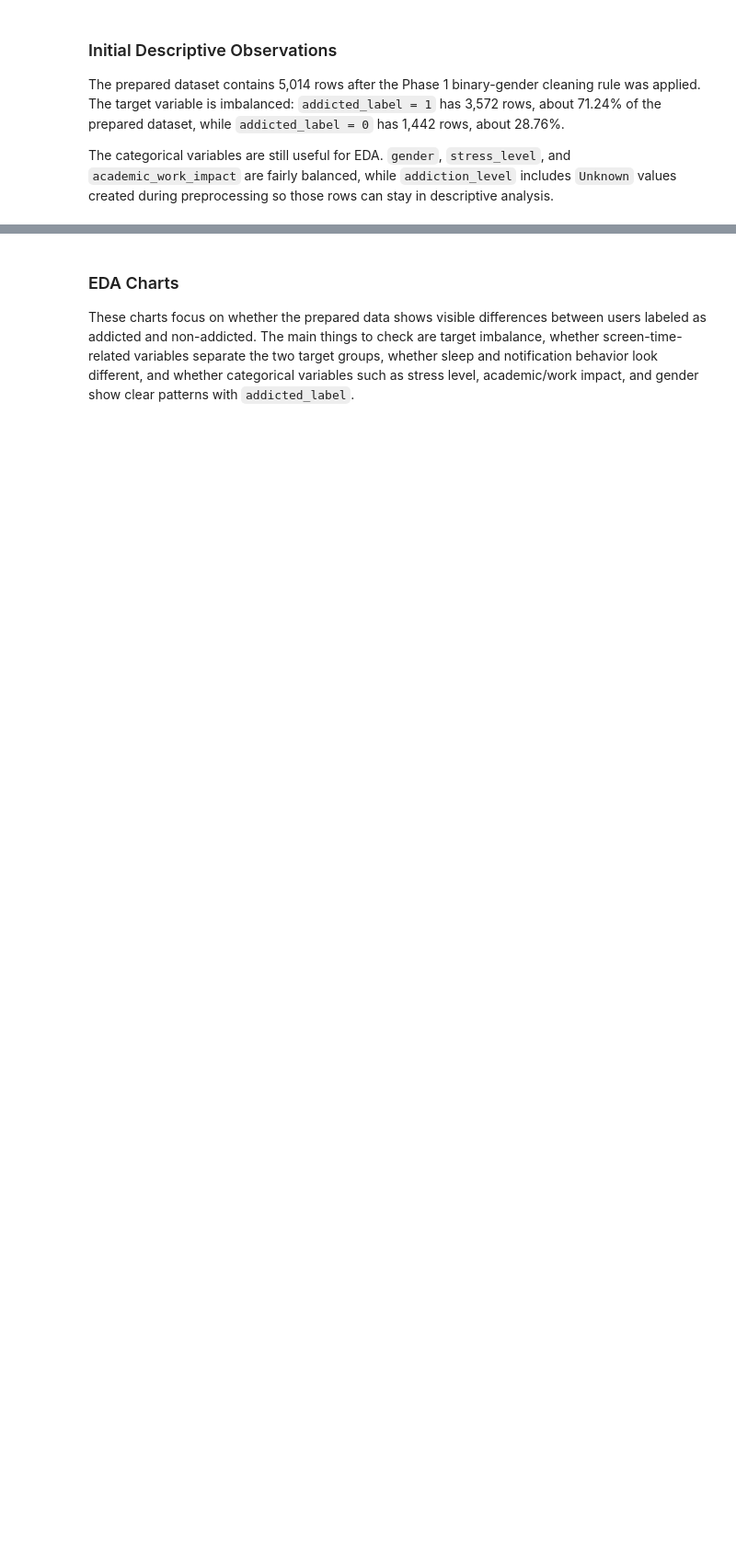
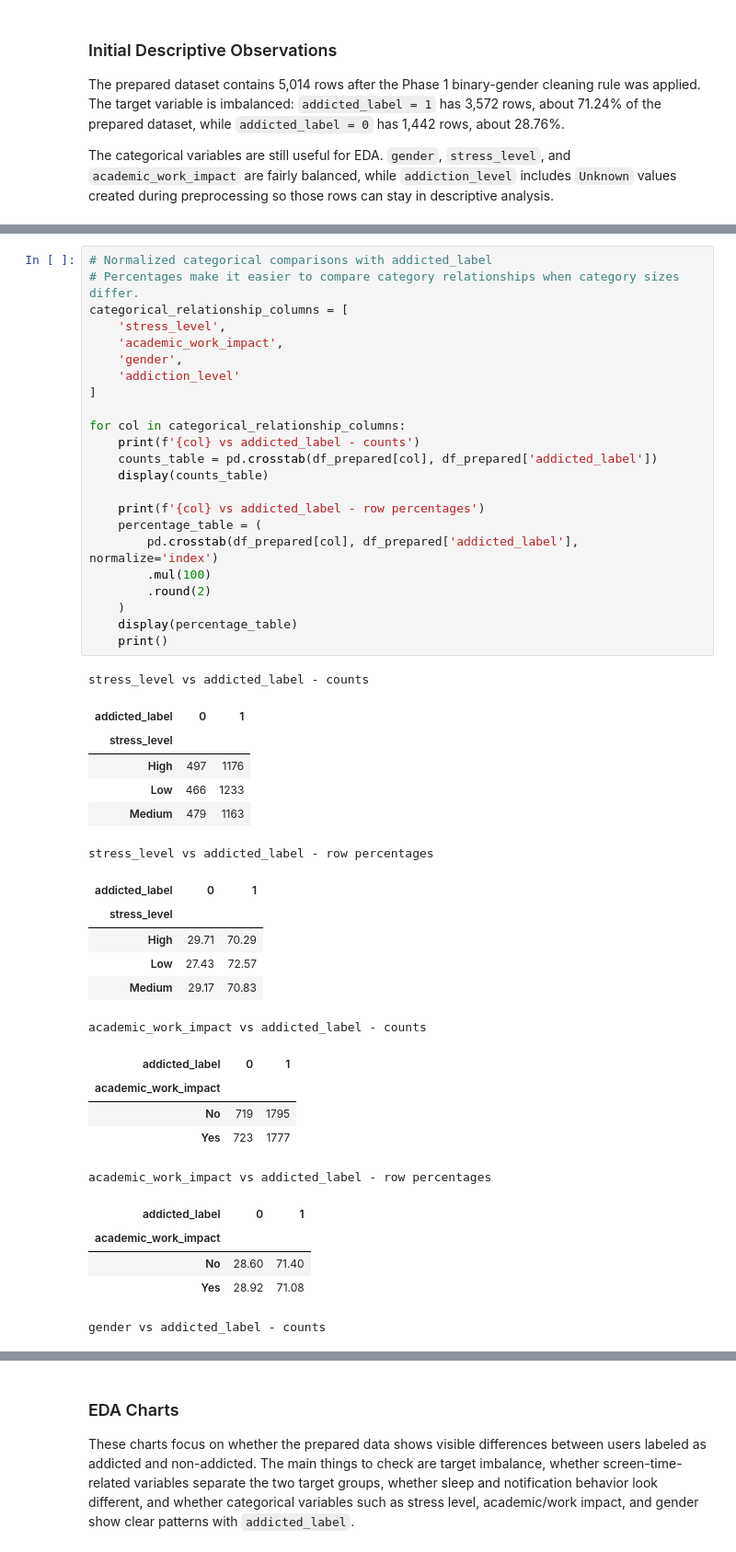
Before and after one commit to Zikri809/Data_Analytics_Project, a Jupyter notebook: Analysis.ipynb, the cells around one changed output, grey strips where cells are left out. Shown at 92% size. Saved outputs shown, nothing was run; the diff lists cells and outputs as text; blank space fills up the shorter version.

```diff
--- a/Analysis.ipynb
+++ b/Analysis.ipynb
@@ -472,0 +549,47 @@ display(median_by_addicted_label)
+# %%
+# Normalized categorical comparisons with addicted_label
+# Percentages make it easier to compare category relationships when category sizes differ.
+categorical_relationship_columns = [
+    'stress_level',
+    'academic_work_impact',
+    'gender',
+    'addiction_level'
+]
+
+for col in categorical_relationship_columns:
+    print(f'{col} vs addicted_label - counts')
+    counts_table = pd.crosstab(df_prepared[col], df_prepared['addicted_label'])
+    display(counts_table)
+
+    print(f'{col} vs addicted_label - row percentages')
+    percentage_table = (
+        pd.crosstab(df_prepared[col], df_prepared['addicted_label'], normalize='index')
+        .mul(100)
+        .round(2)
+    )
+    display(percentage_table)
+    print()
+# %% [output]
+stress_level vs addicted_label - counts
+| addicted_label | 0 | 1 |
+| stress_level |  |  |
+| High | 497 | 1176 |
+| Low | 466 | 1233 |
+| Medium | 479 | 1163 |
+stress_level vs addicted_label - row percentages
+| addicted_label | 0 | 1 |
+| stress_level |  |  |
+| High | 29.71 | 70.29 |
+| Low | 27.43 | 72.57 |
+| Medium | 29.17 | 70.83 |
+academic_work_impact vs addicted_label - counts
+| addicted_label | 0 | 1 |
+| academic_work_impact |  |  |
+| No | 719 | 1795 |
+| Yes | 723 | 1777 |
+academic_work_impact vs addicted_label - row percentages
+| addicted_label | 0 | 1 |
+| academic_work_impact |  |  |
+| No | 28.60 | 71.40 |
+| Yes | 28.92 | 71.08 |
+gender vs addicted_label - counts
```
Also changed, not shown: parts of 14 cells of this notebook.
